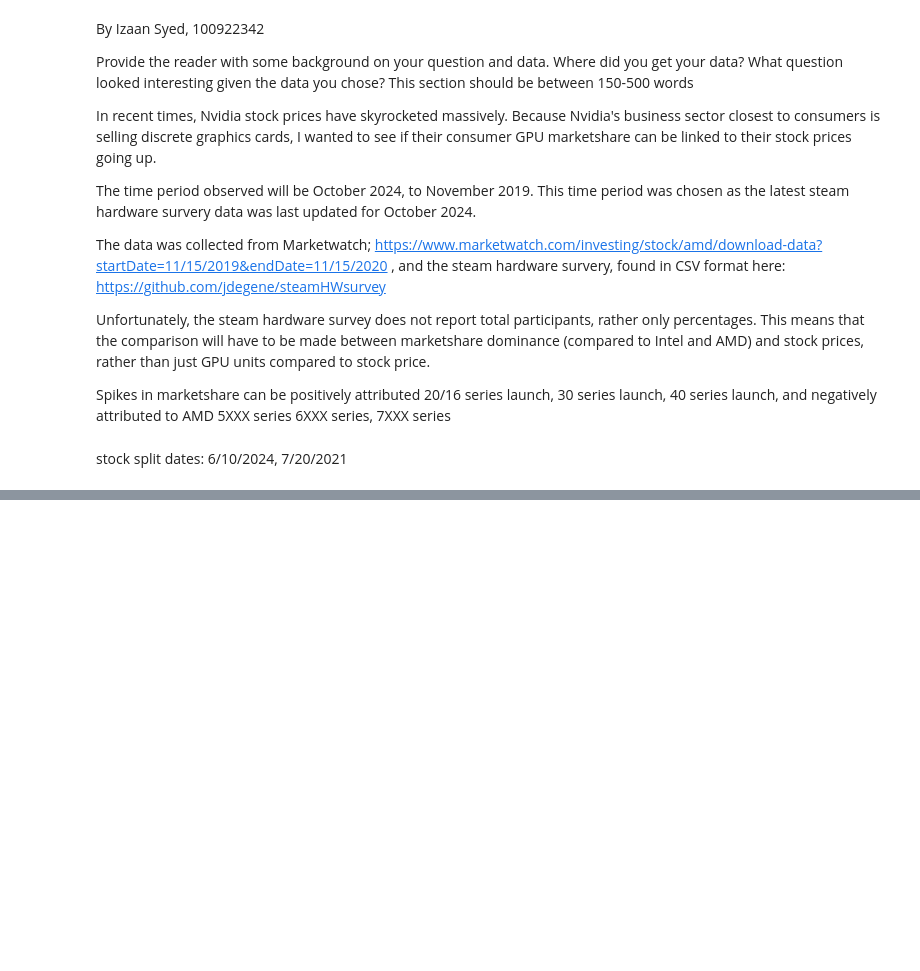
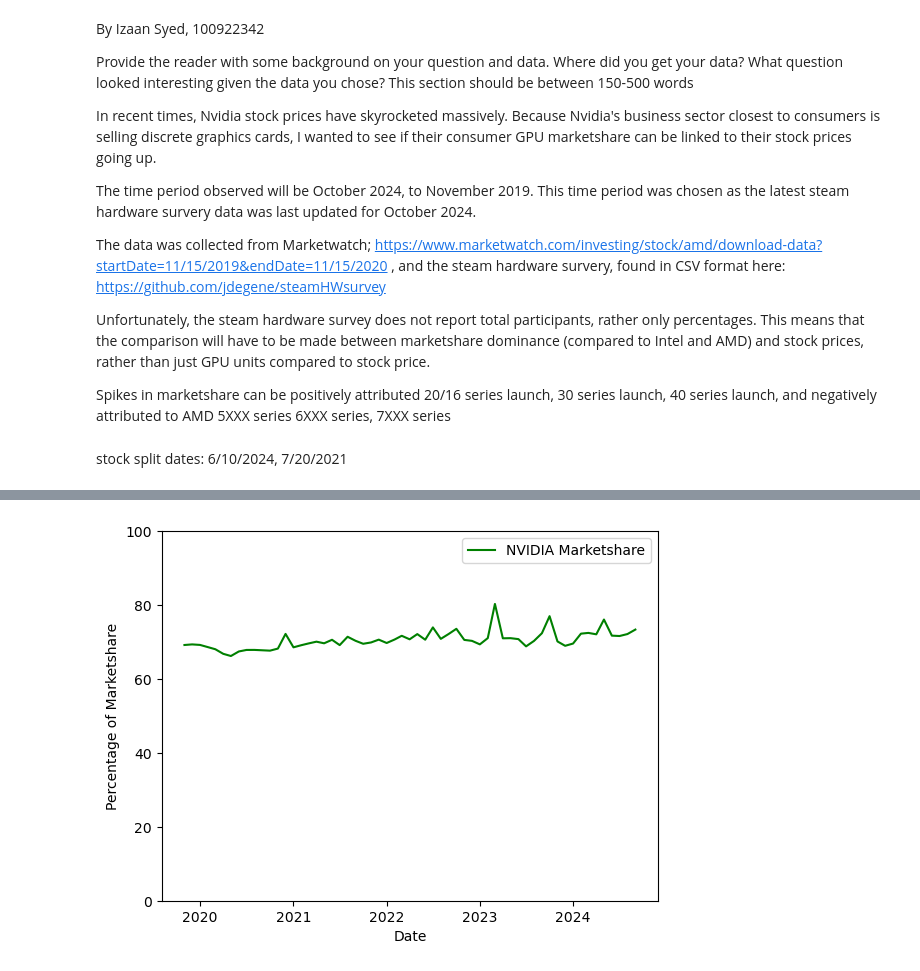
Before and after one commit to TheOriginalBabu/SciDataAnalysisAssignment, a Jupyter notebook: Untitled-1.ipynb, the cells around one changed output, grey strips where cells are left out. Cells and saved outputs as stored; diff of their text form; code cells hidden in the pictures; blank space fills up the shorter version.

```diff
--- a/Untitled-1.ipynb
+++ b/Untitled-1.ipynb
@@ -171,0 +191,15 @@ print(nvidia_analysis)
+# %%
+#Plot Nvidia marketshare over time
+
+plt.plot(nvidia_analysis['Date'], nvidia_analysis['Marketshare Percentage'], label='NVIDIA Marketshare', color='green')
+plt.xlabel('Date')
+plt.ylabel('Percentage of Marketshare')
+
+#set scale from 0 - 100
+
+plt.ylim(0, 100)
+
+plt.legend()
+plt.show()
+# %% [output]
+[figure, added]
```
Also changed, not shown: parts of 6 cells of this notebook, 5 other files.
